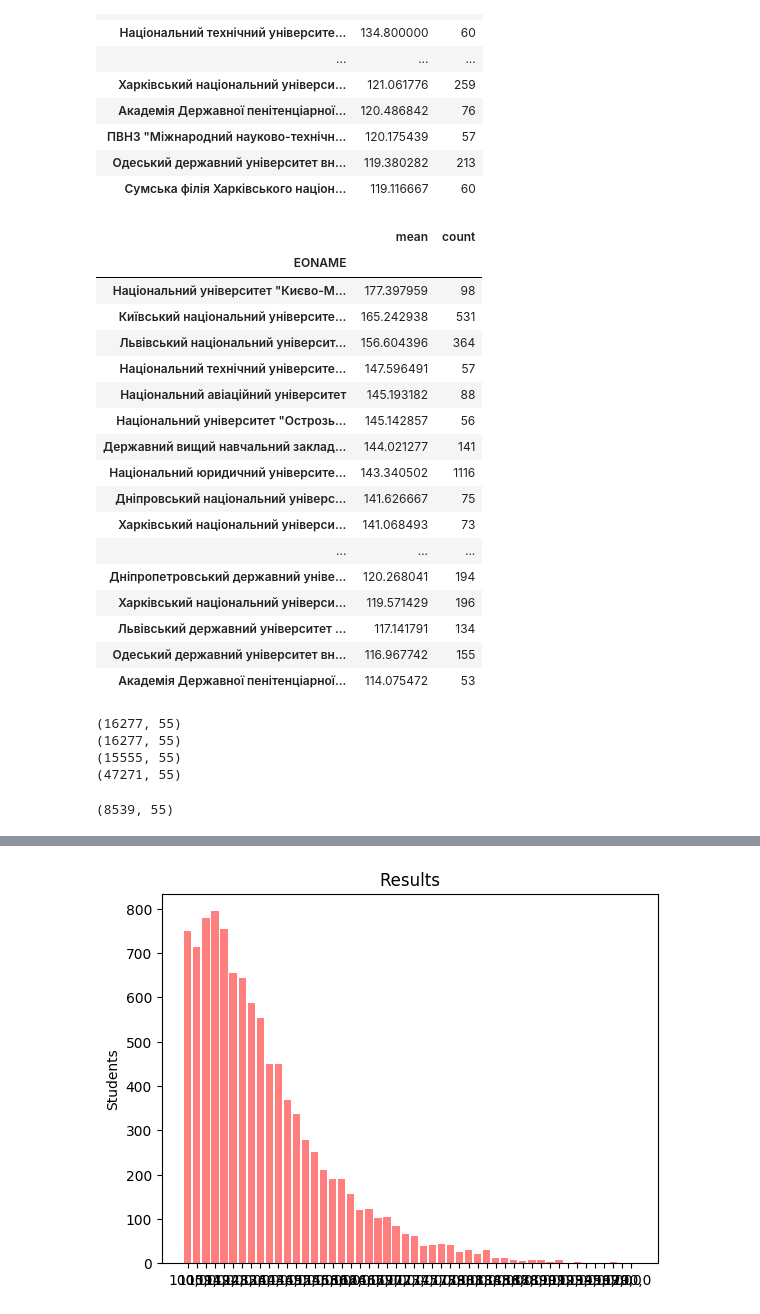
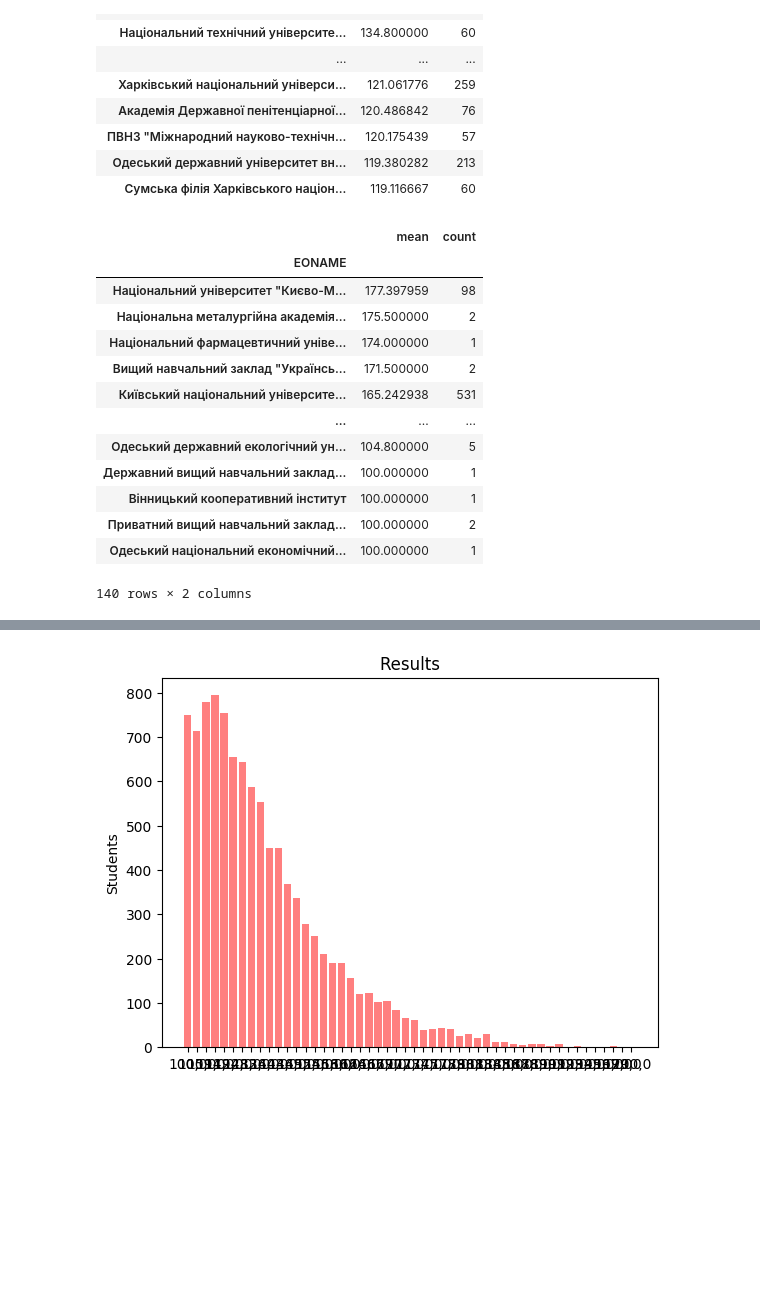
Before and after one commit to maab2198/applied_ds_python, a Jupyter notebook: applied_plotting/C2_A4.ipynb, the cells around one changed output, grey strips where cells are left out. Drawn from its saved outputs; the diff is of its cells as text; code cells hidden in the pictures; blank space fills up the shorter version.

```diff
--- a/applied_plotting/C2_A4.ipynb
+++ b/applied_plotting/C2_A4.ipynb
@@ -215,39 +145,20 @@ l_mean
 | Одеський державний університет вн... | 119.380282 | 213 |
 | Сумська філія Харківського націон... | 119.116667 | 60 |
 # %%
-e_mean = e_mean.sort_values('mean', ascending=False)[e_mean["count"] >50]
+e_mean = e_mean.sort_values('mean', ascending=False)
 e_mean
 # %% [output]
 |  | mean | count |
 | EONAME |  |  |
 | Національний університет "Києво-М... | 177.397959 | 98 |
+| Національна металургійна академія... | 175.500000 | 2 |
+| Національний фармацевтичний уніве... | 174.000000 | 1 |
+| Вищий навчальний заклад "Українсь... | 171.500000 | 2 |
 | Київський національний університе... | 165.242938 | 531 |
-| Львівський національний університ... | 156.604396 | 364 |
-| Національний технічний університе... | 147.596491 | 57 |
-| Національний авіаційний університет | 145.193182 | 88 |
-| Національний університет "Острозь... | 145.142857 | 56 |
-| Державний вищий навчальний заклад... | 144.021277 | 141 |
-| Національний юридичний університе... | 143.340502 | 1116 |
-| Дніпровський національний універс... | 141.626667 | 75 |
-| Харківський національний універси... | 141.068493 | 73 |
 | ... | ... | ... |
-| Дніпропетровський державний уніве... | 120.268041 | 194 |
-| Харківський національний універси... | 119.571429 | 196 |
-| Львівський державний університет ... | 117.141791 | 134 |
-| Одеський державний університет вн... | 116.967742 | 155 |
-| Академія Державної пенітенціарної... | 114.075472 | 53 |
+| Одеський державний екологічний ун... | 104.800000 | 5 |
+| Державний вищий навчальний заклад... | 100.000000 | 1 |
+| Вінницький кооперативний інститут | 100.000000 | 1 |
+| Приватний вищий навчальний заклад... | 100.000000 | 2 |
+| Одеський національний економічний... | 100.000000 | 1 |
+140 rows × 2 columns
-# %%
-print(df[df["TTest"] =="ТЗНПК"].shape)
-print(df[df["LTest"] =="Право"].shape)
-english_set = df.dropna(subset=['ETest'])
-print(english_set[english_set["TTest"] =="ТЗНПК"].shape)
-print(english_set[english_set["TTest"] !="ТЗНПК"].shape)
-# %% [output]
-(16277, 55)
-(16277, 55)
-(15555, 55)
-(47271, 55)
-# %%
-english_set[english_set["ETestStatus"] =="Зараховано"].shape
-# %% [output]
-(8539, 55)
```
Also changed, not shown: parts of 23 cells of this notebook.
